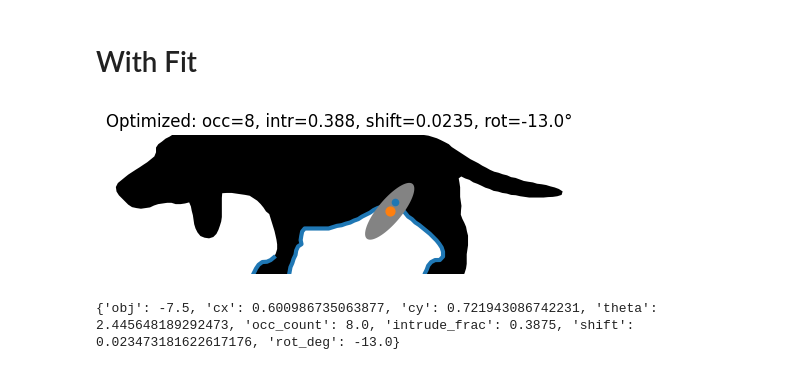
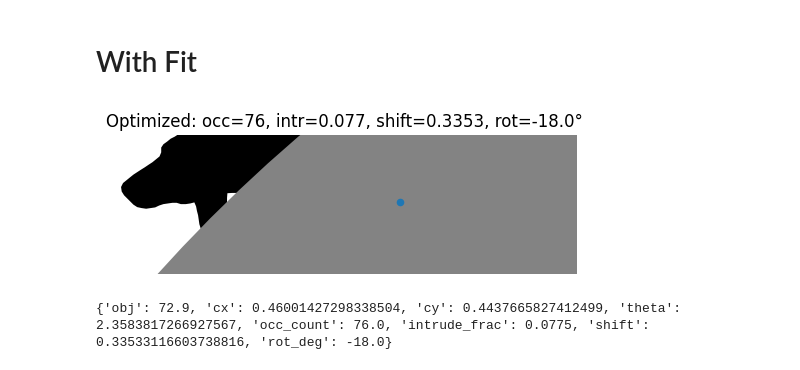
Before and after one commit to 05d762de69/monte-carlo-selection, a Jupyter notebook: notebooks/00_select new shape.ipynb, the cells around one changed output. Saved outputs shown, nothing was run; the diff lists cells and outputs as text; code cells hidden in the pictures.

```diff
--- a/notebooks/00_select new shape.ipynb
+++ b/notebooks/00_select new shape.ipynb
@@ -948,28 +976,28 @@ def add_oval_occluder_info_guided_random_in_segment_aligned_optimized_plot_and_s
 # %%
 category = "dog"
 img_id = 8
 
 JSON_DIR = CASE_DIR / f"{category}_{img_id}" / "generated"
 JSON_DIR.mkdir(parents=True, exist_ok=True)
 
 row, _, (alpha, p, u), win, best = add_oval_occluder_info_guided_random_in_segment_aligned_optimized_plot_and_save_jsonl(
     MASTER_DIR,
     category=category,
     img_id=img_id,
     occ_frac=0.25,
     kde_kappa=25.0,
-    occ_size_frac_of_segment=0.07,
+    occ_size_frac_of_segment=1,
     w_intrude=40.0,
     max_rot_deg=20.0,
     rot_step_deg=1.0,
     max_shift_frac_of_ry=0.3,
     shift_step_frac_of_ry=0.05,
     #jsonl_path=ROOT / "test.jsonl",
     jsonl_path= JSON_DIR / f"{category}_{img_id}.jsonl",
     seed=8,
     show=True,
 )
 print(best)
 # %% [output]
-[figure, old version]
+[figure, new version]
-{'obj': -7.5, 'cx': 0.600986735063877, 'cy': 0.721943086742231, 'theta': 2.445648189292473, 'occ_count': 8.0, 'intrude_frac': 0.3875, 'shift': 0.023473181622617176, 'rot_deg': -13.0}
+{'obj': 72.9, 'cx': 0.46001427298338504, 'cy': 0.4437665827412499, 'theta': 2.3583817266927567, 'occ_count': 76.0, 'intrude_frac': 0.0775, 'shift': 0.33533116603738816, 'rot_deg': -18.0}
```
Also changed, not shown: parts of 3 cells of this notebook, 5 other files.
